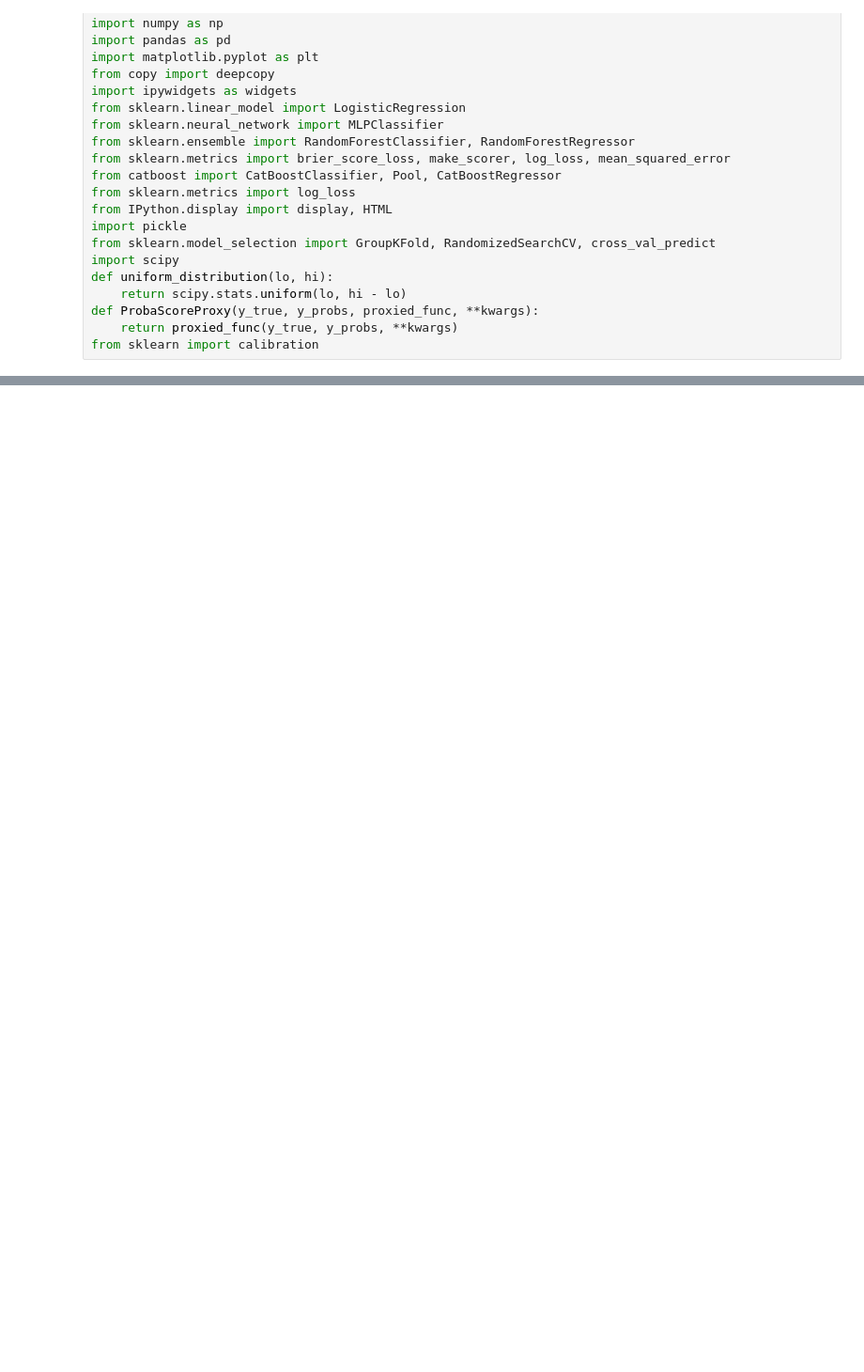
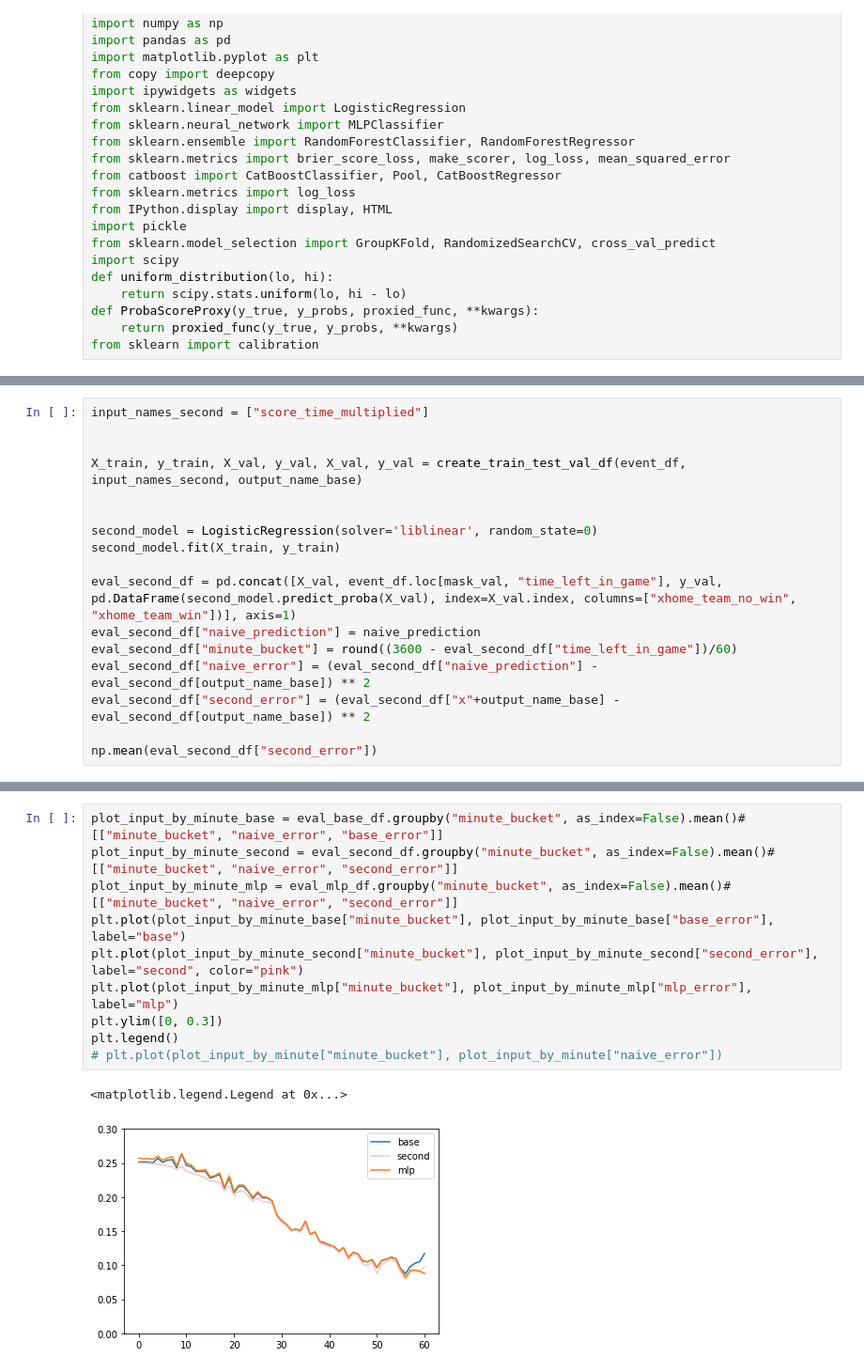
Before and after one commit to lucas-haupt/nfl-live-win-probability, a Jupyter notebook: notebooks/create_base_models.ipynb, the cells around one changed output, grey strips where cells are left out. Shown at 94% size. Saved outputs shown, nothing was run; the diff lists cells and outputs as text; blank space fills up the shorter version.

```diff
--- a/notebooks/create_base_models.ipynb
+++ b/notebooks/create_base_models.ipynb
@@ -28,0 +123,17 @@ from sklearn import calibration
+# %%
+input_names_second = ["score_time_multiplied"]
+
+
+X_train, y_train, X_val, y_val, X_val, y_val = create_train_test_val_df(event_df, input_names_second, output_name_base)
+
+
+second_model = LogisticRegression(solver='liblinear', random_state=0)
+second_model.fit(X_train, y_train)
+
+eval_second_df = pd.concat([X_val, event_df.loc[mask_val, "time_left_in_game"], y_val, pd.DataFrame(second_model.predict_proba(X_val), index=X_val.index, columns=["xhome_team_no_win", "xhome_team_win"])], axis=1)
+eval_second_df["naive_prediction"] = naive_prediction
+eval_second_df["minute_bucket"] = round((3600 - eval_second_df["time_left_in_game"])/60)
+eval_second_df["naive_error"] = (eval_second_df["naive_prediction"] - eval_second_df[output_name_base]) ** 2
+eval_second_df["second_error"] = (eval_second_df["x"+output_name_base] - eval_second_df[output_name_base]) ** 2
+
+np.mean(eval_second_df["second_error"])
@@ -28,0 +183,13 @@ from sklearn import calibration
+# %%
+plot_input_by_minute_base = eval_base_df.groupby("minute_bucket", as_index=False).mean()#[["minute_bucket", "naive_error", "base_error"]]
+plot_input_by_minute_second = eval_second_df.groupby("minute_bucket", as_index=False).mean()#[["minute_bucket", "naive_error", "second_error"]]
+plot_input_by_minute_mlp = eval_mlp_df.groupby("minute_bucket", as_index=False).mean()#[["minute_bucket", "naive_error", "second_error"]]
+plt.plot(plot_input_by_minute_base["minute_bucket"], plot_input_by_minute_base["base_error"], label="base")
+plt.plot(plot_input_by_minute_second["minute_bucket"], plot_input_by_minute_second["second_error"], label="second", color="pink")
+plt.plot(plot_input_by_minute_mlp["minute_bucket"], plot_input_by_minute_mlp["mlp_error"], label="mlp")
+plt.ylim([0, 0.3])
+plt.legend()
+# plt.plot(plot_input_by_minute["minute_bucket"], plot_input_by_minute["naive_error"])
+# %% [output]
+<matplotlib.legend.Legend at 0x...>
+[figure, added]
```
Also changed, not shown: parts of 12 cells of this notebook, 3 other files.
